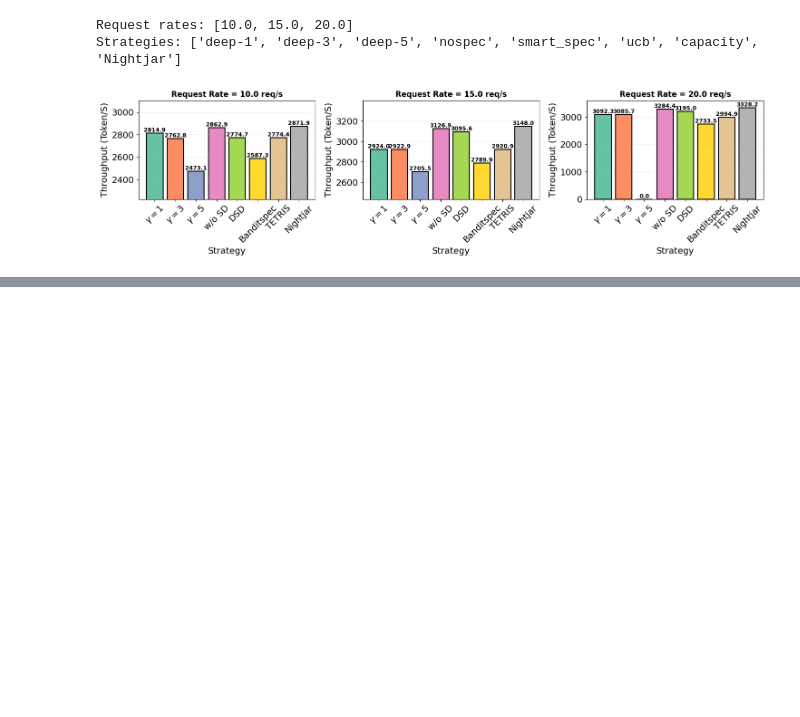
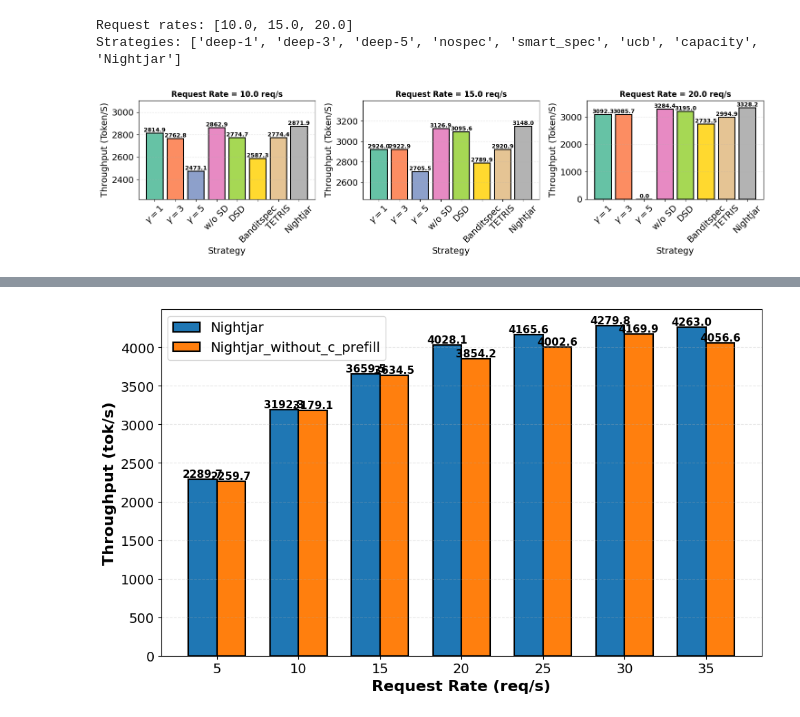
Before and after one commit to lihuahua123/vllm_speculative, a Jupyter notebook: exps/draw2.ipynb, the cells around one changed output, grey strips where cells are left out. Cells and saved outputs as stored; diff of their text form; code cells hidden in the pictures; blank space fills up the shorter version.

Commit message:
add nightjar_c_prefill

```diff
--- a/exps/draw2.ipynb
+++ b/exps/draw2.ipynb
@@ -1391,0 +1392,78 @@ plt.show()
+# %%
+import pandas as pd
+import matplotlib.pyplot as plt
+import numpy as np
+
+# 读取 benchmark_results_offload.csv 到 DataFrame
+offload_df = pd.read_csv("/root/autodl-tmp/vllm_speculative/benchmark_results_c_prefill.csv")
+
+# 筛选出 Nightjar 和 Nightjar-Offload 两个策略
+other_strategies = 'Nightjar_without_c_prefill'
+strategies = [other_strategies, 'Nightjar']
+filtered_df = offload_df[offload_df['strategy'].isin(strategies)]
+
+# 获取所有唯一的 request_rate 并排序
+request_rates = sorted(filtered_df['request_rate'].unique())
+
+# 设置字体大小
+plt.rcParams.update({
+    'font.size': 14,
+    'axes.labelsize': 16,
+    'xtick.labelsize': 14,
+    'ytick.labelsize': 14,
+    'legend.fontsize': 14
+})
+
+# 创建图形
+fig, ax = plt.subplots(figsize=(10, 6))
+
+# 准备数据
+x = np.arange(len(request_rates))  # x轴位置
+width = 0.35  # 柱子宽度
+
+# 获取每个策略在每个 request_rate 下的 throughput
+nightjar_values = []
+nightjar_offload_values = []
+
+for rate in request_rates:
+    rate_data = filtered_df[filtered_df['request_rate'] == rate]
+    nightjar_data = rate_data[rate_data['strategy'] == 'Nightjar']
+    nightjar_offload_data = rate_data[rate_data['strategy'] == other_strategies]
+
+    if not nightjar_data.empty:
+        nightjar_values.append(nightjar_data['total_token_throughput_tok_per_s'].values[0])
+    else:
+        nightjar_values.append(0)
+
+    if not nightjar_offload_data.empty:
+        nightjar_offload_values.append(nightjar_offload_data['total_token_throughput_tok_per_s'].values[0])
+    else:
+        nightjar_offload_values.append(0)
+
+# 绘制柱状图
+bars1 = ax.bar(x - width/2, nightjar_values, width, label='Nightjar', edgecolor='black', linewidth=1.5)
+bars2 = ax.bar(x + width/2, nightjar_offload_values, width, label=other_strategies, edgecolor='black', linewidth=1.5)
+
+# 在柱子上添加数值标签
+for bars in [bars1, bars2]:
+    for bar in bars:
+        height = bar.get_height()
+        ax.text(bar.get_x() + bar.get_width()/2., height,
+                f'{height:.1f}',
+                ha='center', va='bottom', fontsize=11, fontweight='bold')
+
+# 设置图表属性
+ax.set_xlabel('Request Rate (req/s)', fontweight='bold')
+ax.set_ylabel('Throughput (tok/s)', fontweight='bold')
+# ax.set_title('Nightjar vs Nightjar-Offload Comparison', fontweight='bold', fontsize=16)
+ax.set_xticks(x)
+ax.set_xticklabels([f'{int(rate)}' for rate in request_rates])
+ax.legend()
+ax.grid(True, axis='y', linestyle='--', alpha=0.3)
+
+# 调整布局
+plt.tight_layout()
+plt.savefig('./figs/nightjar_comparison.pdf', dpi=400, bbox_inches='tight', pad_inches=0.2)
+plt.show()
+# %% [output]
+[figure, added]
```
Also changed, not shown: parts of 1 cell of this notebook, 5 other files.
